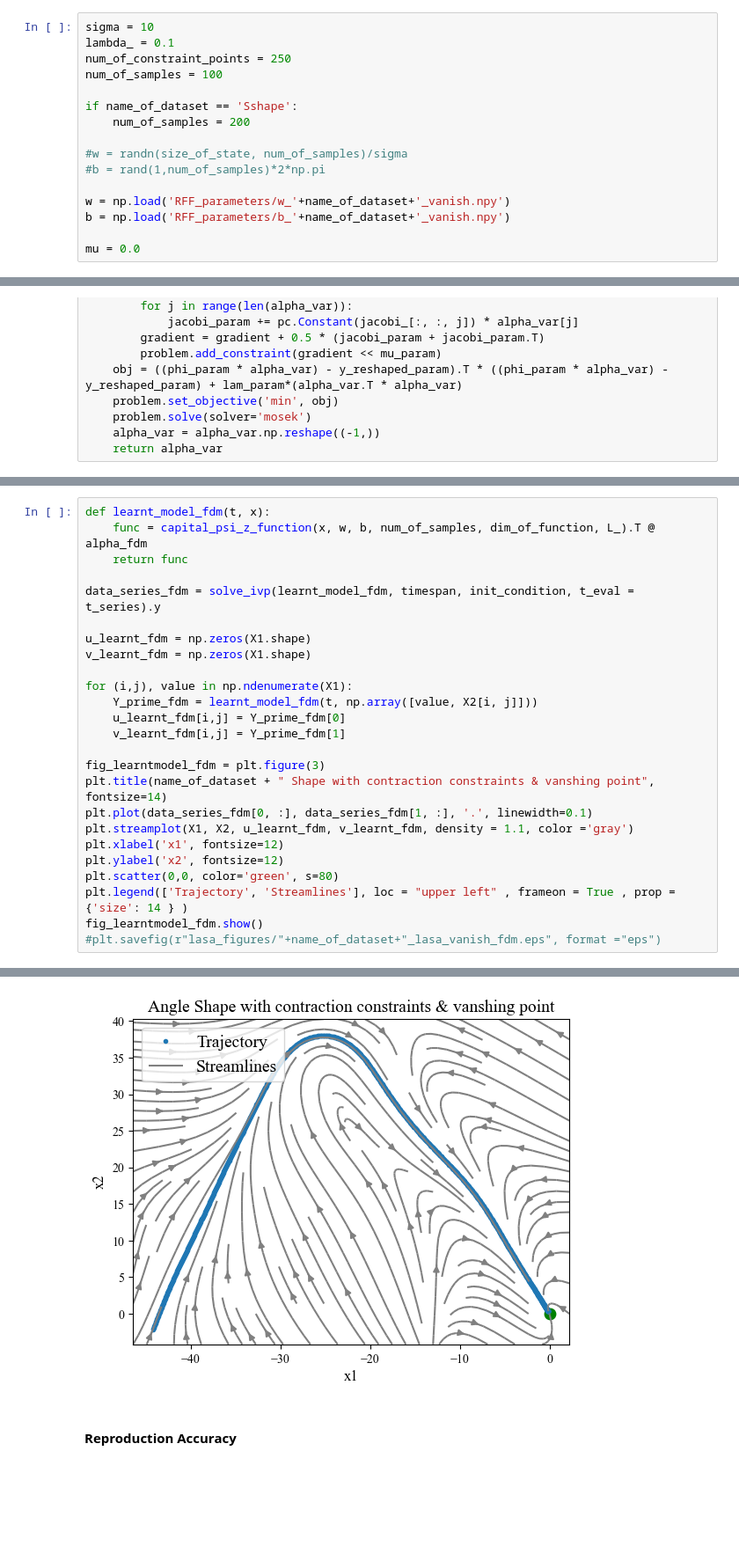
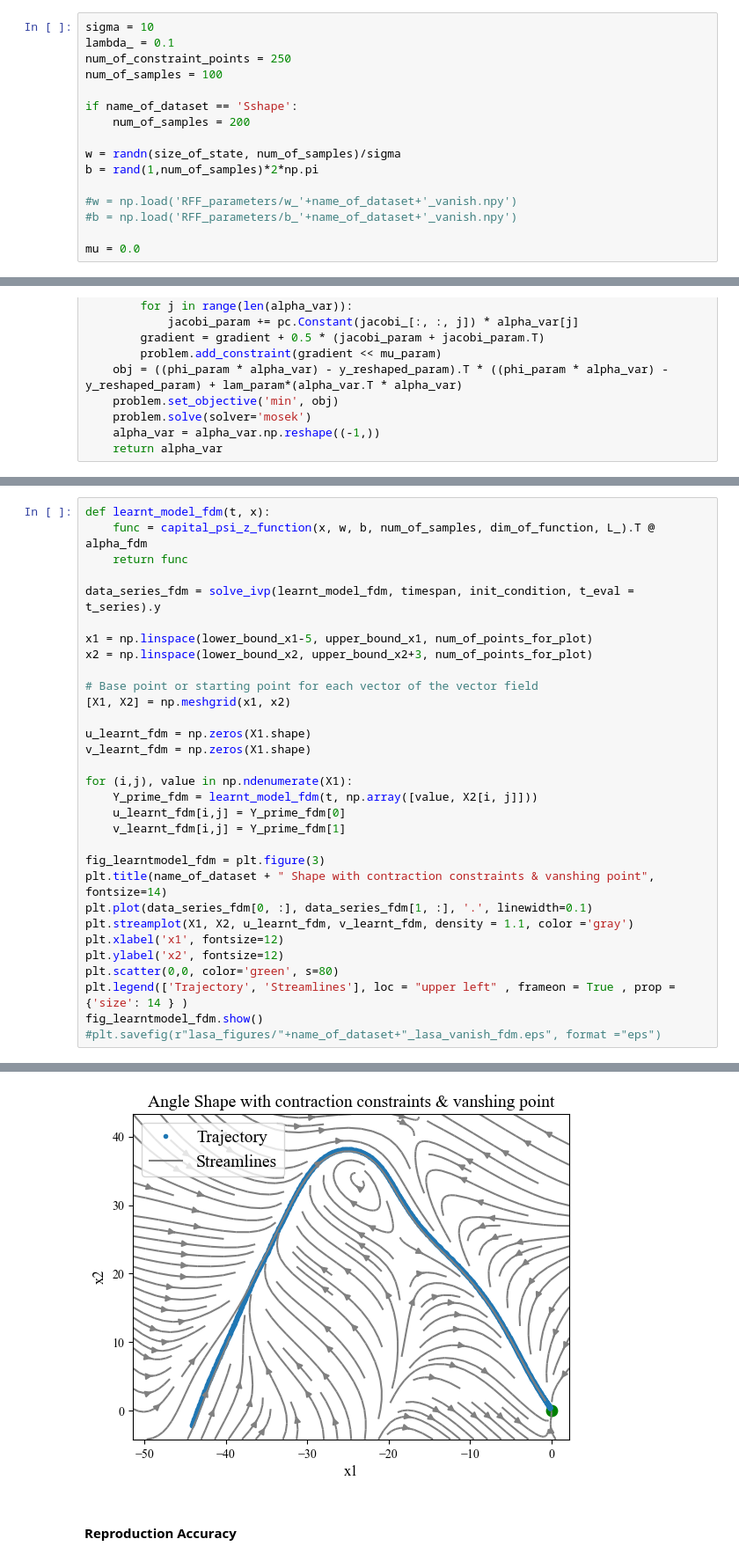
Before and after one commit to helenatp/tpk4960, a Jupyter notebook: src/lasa/lasa_vanish.ipynb, the cells around one changed output, grey strips where cells are left out. Shown at 88% size. Saved outputs shown, nothing was run; the diff lists cells and outputs as text; blank space fills up the shorter version.

```diff
--- a/src/lasa/lasa_vanish.ipynb
+++ b/src/lasa/lasa_vanish.ipynb
@@ -156,11 +156,11 @@ num_of_samples = 100
 if name_of_dataset == 'Sshape':
     num_of_samples = 200
 
-#w = randn(size_of_state, num_of_samples)/sigma
-#b = rand(1,num_of_samples)*2*np.pi
+w = randn(size_of_state, num_of_samples)/sigma
+b = rand(1,num_of_samples)*2*np.pi
 
-w = np.load('RFF_parameters/w_'+name_of_dataset+'_vanish.npy')
-b = np.load('RFF_parameters/b_'+name_of_dataset+'_vanish.npy')
+#w = np.load('RFF_parameters/w_'+name_of_dataset+'_vanish.npy')
+#b = np.load('RFF_parameters/b_'+name_of_dataset+'_vanish.npy')
 
 mu = 0.0
 # %% [markdown]
@@ -306,6 +306,12 @@ def learnt_model_fdm(t, x):
     return func
 
 data_series_fdm = solve_ivp(learnt_model_fdm, timespan, init_condition, t_eval = t_series).y
+
+x1 = np.linspace(lower_bound_x1-5, upper_bound_x1, num_of_points_for_plot)
+x2 = np.linspace(lower_bound_x2, upper_bound_x2+3, num_of_points_for_plot)
+
+# Base point or starting point for each vector of the vector field
+[X1, X2] = np.meshgrid(x1, x2)
 
 u_learnt_fdm = np.zeros(X1.shape)
 v_learnt_fdm = np.zeros(X1.shape)
@@ -329,4 +336,4 @@ fig_learntmodel_fdm.show()
-[figure, old version]
+[figure, new version]
 # %% [markdown]
 #### Reproduction Accuracy
 # %%
```
Also changed, not shown: parts of 5 cells of this notebook, 6 other files.
